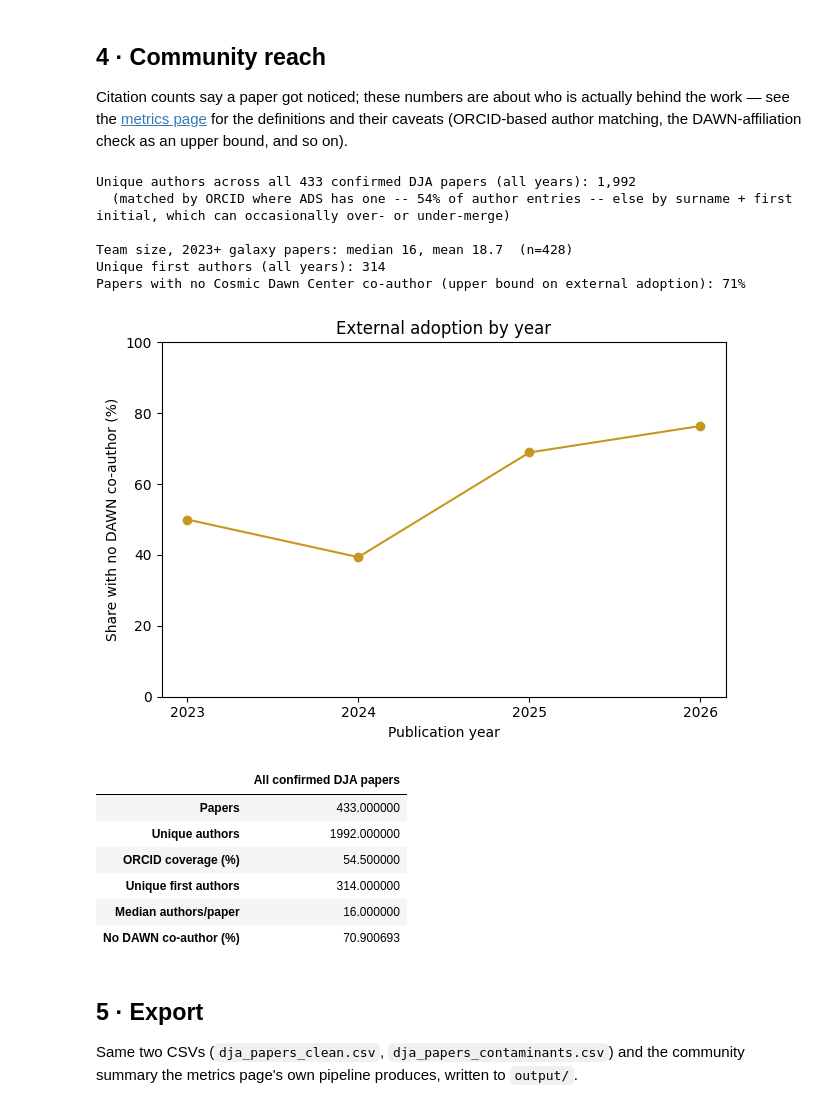
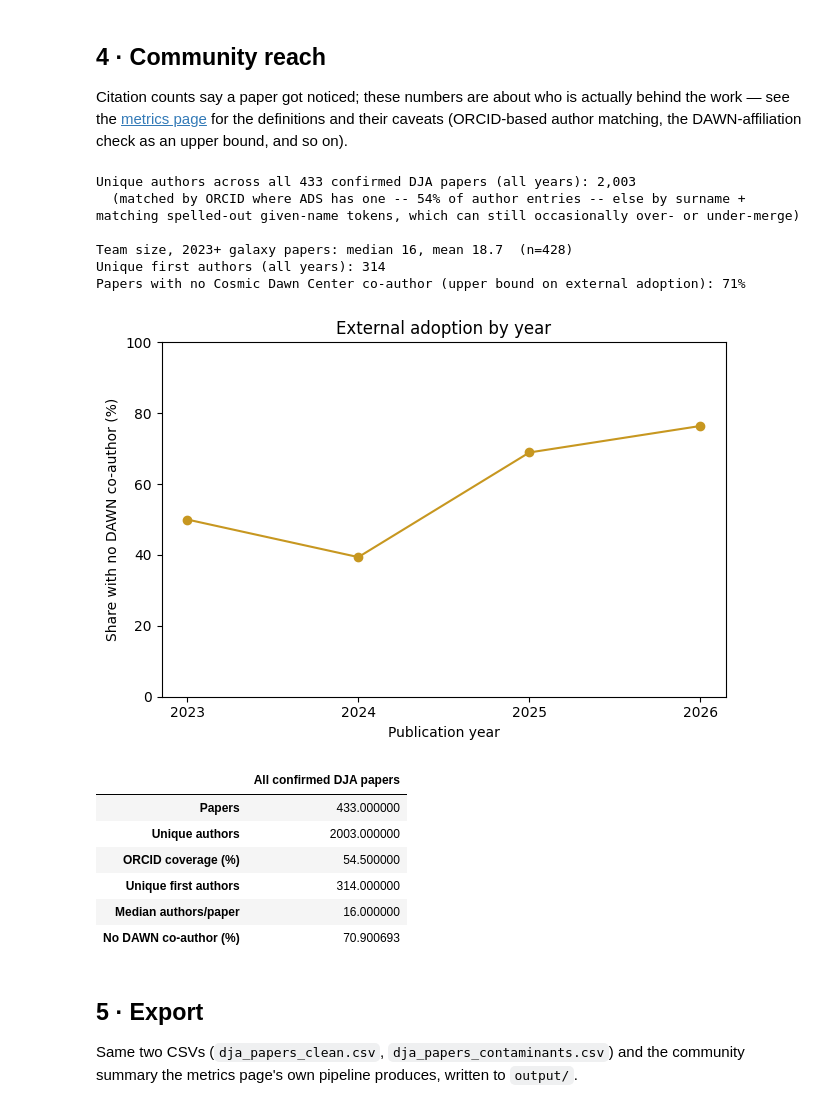
Before and after one commit to fmvalentino/dja-metrics, a Jupyter notebook: notebook/dja_discovery_example.ipynb, the cells around one changed output. Saved outputs shown, nothing was run; the diff lists cells and outputs as text; code cells hidden in the pictures.

```diff
--- a/notebook/dja_discovery_example.ipynb
+++ b/notebook/dja_discovery_example.ipynb
@@ -175,7 +175,8 @@ n_first_authors = len({identities[(r["doc"]["bibcode"], 0)] for r in clean if r[
 
 print(f"Unique authors across all {len(df_clean)} confirmed DJA papers (all years): {n_auth_all:,}")
 print(f"  (matched by ORCID where ADS has one -- {100 * orcid_coverage:.0f}% of author entries -- "
-      "else by surname + first initial, which can occasionally over- or under-merge)")
+      "else by surname + matching spelled-out given-name tokens, which can still "
+      "occasionally over- or under-merge)")
 
 team = df_dja["n_authors"]
 print(f"\nTeam size, {CALC_FROM_YEAR}+ galaxy papers: median {team.median():.0f}, "
@@ -188,36 +189,36 @@ print(f"Papers with no Cosmic Dawn Center co-author (upper bound on external ado
       f"{100 * ext_all:.0f}%")
 
 ext_by_year = df_clean.groupby("year")["dawn_author"].apply(lambda s: 100 * (1 - s.mean()))
 
 fig, ax = plt.subplots(figsize=(6.5, 4.5))
 ax.plot(ext_by_year.index, ext_by_year.values, marker="o", color="#c79720")
 ax.set_xticks(ext_by_year.index.astype(int))
 ax.set_ylim(0, 100)
 ax.set_xlabel("Publication year"); ax.set_ylabel("Share with no DAWN co-author (%)")
 ax.set_title("External adoption by year")
 plt.tight_layout()
 plt.show()
 
 community = pd.Series({
     "Papers":                len(df_clean),
     "Unique authors":        n_auth_all,
     "ORCID coverage (%)":    round(100 * orcid_coverage, 1),
     "Unique first authors":  n_first_authors,
     "Median authors/paper":  df_clean["n_authors"].median(),
     "No DAWN co-author (%)": 100 * ext_all,
 }, name="All confirmed DJA papers")
 display(community.to_frame())
 # %% [output]
-Unique authors across all 433 confirmed DJA papers (all years): 1,992
-  (matched by ORCID where ADS has one -- 54% of author entries -- else by surname + first initial, which can occasionally over- or under-merge)
+Unique authors across all 433 confirmed DJA papers (all years): 2,003
+  (matched by ORCID where ADS has one -- 54% of author entries -- else by surname + matching spelled-out given-name tokens, which can still occasionally over- or under-merge)
 
 Team size, 2023+ galaxy papers: median 16, mean 18.7  (n=428)
 Unique first authors (all years): 314
 Papers with no Cosmic Dawn Center co-author (upper bound on external adoption): 71%
 [figure]
 |  | All confirmed DJA papers |
 | Papers | 433.000000 |
-| Unique authors | 1992.000000 |
+| Unique authors | 2003.000000 |
 | ORCID coverage (%) | 54.500000 |
 | Unique first authors | 314.000000 |
 | Median authors/paper | 16.000000 |
```
Also changed, not shown: 4 other files.
